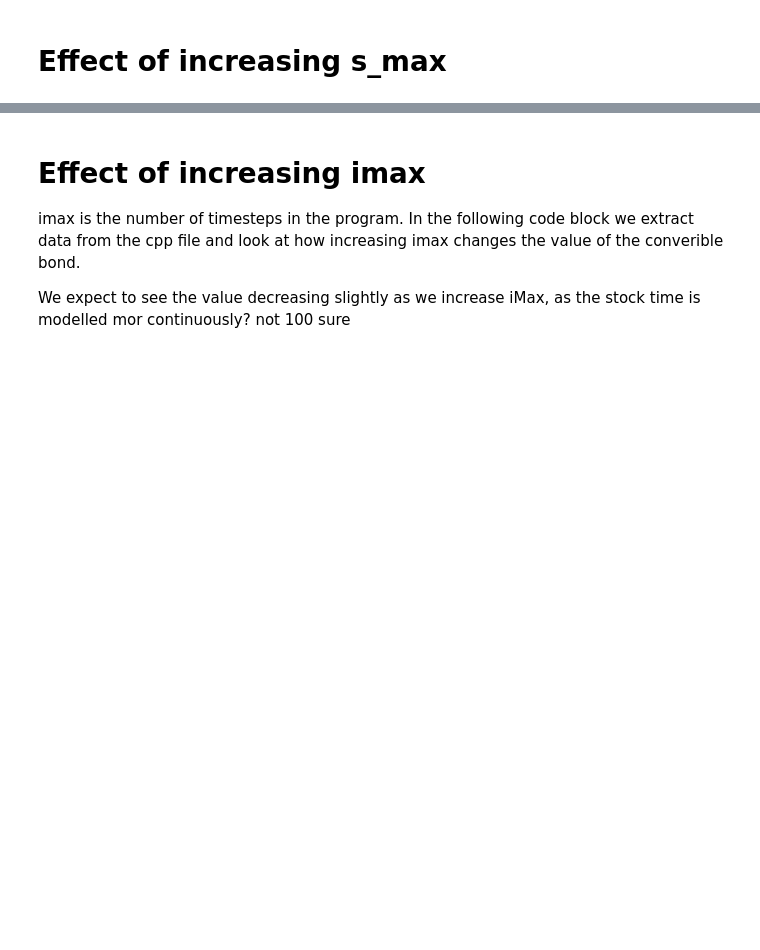
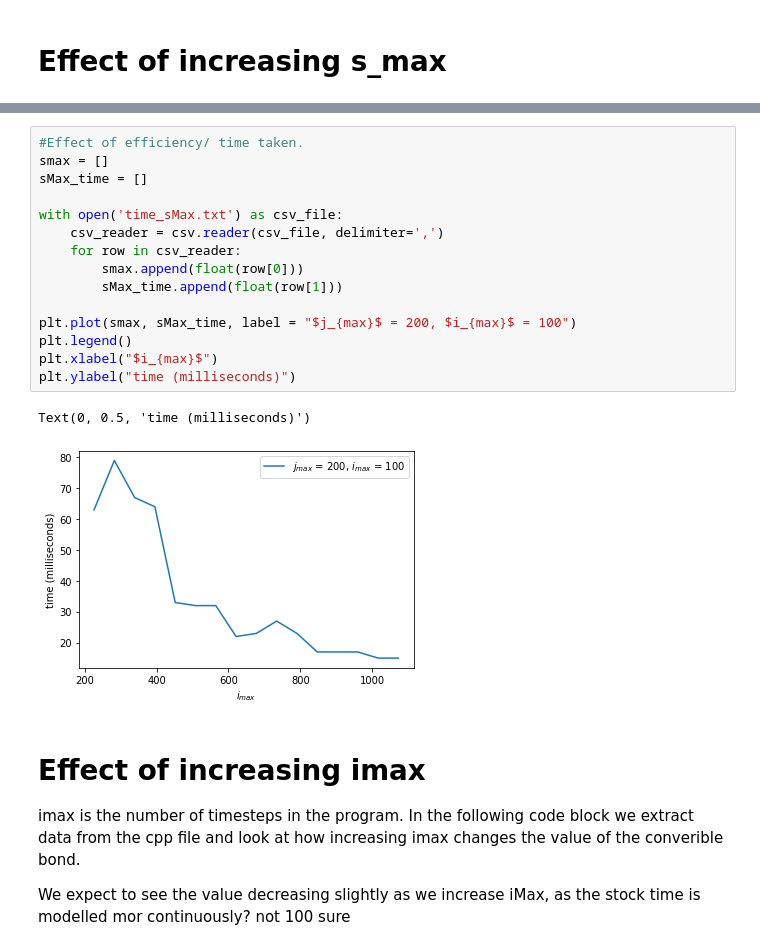
Before and after one commit to krishanj20/CrankNicolson, a Jupyter notebook: CrankNicolson/European Style Convertible Bond.ipynb, the cells around one changed output, grey strips where cells are left out. Drawn from its saved outputs; the diff is of its cells as text; blank space fills up the shorter version.

```diff
--- a/CrankNicolson/European Style Convertible Bond.ipynb
+++ b/CrankNicolson/European Style Convertible Bond.ipynb
@@ -131,3 +125,21 @@ Text(0, 0.5, 'V(X,0)')
+# %%
+#Effect of efficiency/ time taken.
+smax = []
+sMax_time = []
+
+with open('time_sMax.txt') as csv_file:
+    csv_reader = csv.reader(csv_file, delimiter=',')
+    for row in csv_reader:
+        smax.append(float(row[0]))
+        sMax_time.append(float(row[1]))
+
+plt.plot(smax, sMax_time, label = "$j_{max}$ = 200, $i_{max}$ = 100")
+plt.legend()
+plt.xlabel("$i_{max}$")
+plt.ylabel("time (milliseconds)")
+# %% [output]
+Text(0, 0.5, 'time (milliseconds)')
+[figure, added]
 # %% [markdown]
 # Effect of increasing imax
 
```
Also changed, not shown: parts of 3 cells of this notebook, 22 other files.
